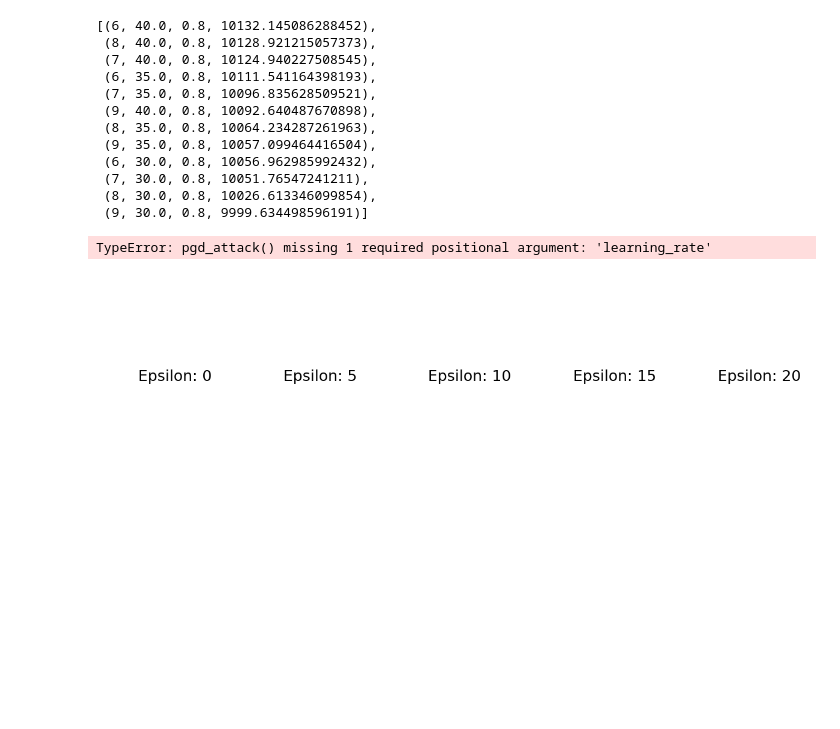
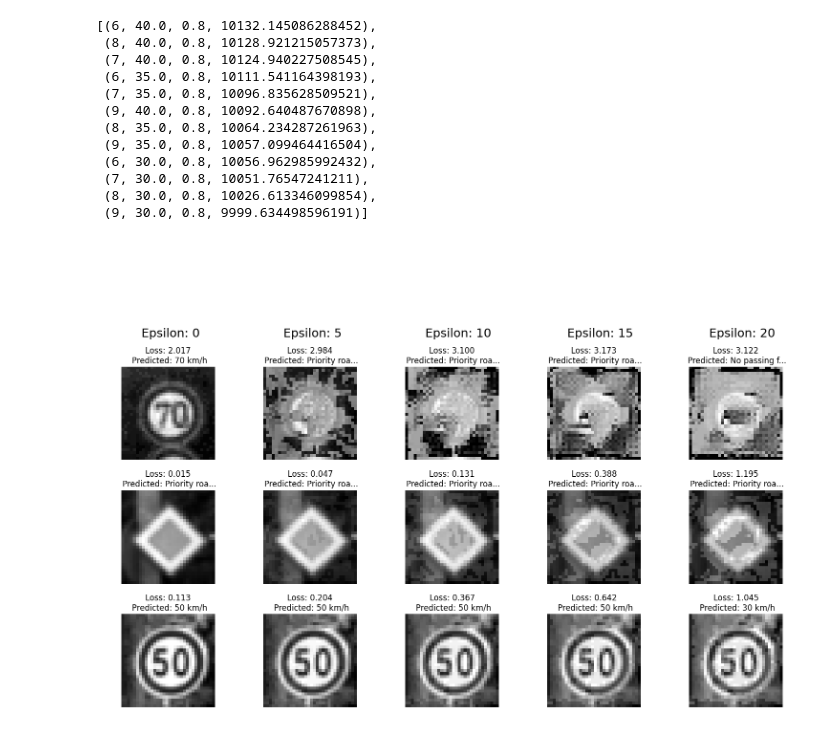
Before and after one commit to ro-jo-mo/Dissertation-Verifying-NN, a Jupyter notebook: Robustness/pytorch greyscale.ipynb, the cells around one changed output. Saved outputs shown, nothing was run; the diff lists cells and outputs as text; code cells hidden in the pictures; blank space fills up the shorter version.

```diff
--- a/Robustness/pytorch greyscale.ipynb
+++ b/Robustness/pytorch greyscale.ipynb
@@ -370,37 +370,40 @@ def adversarial_test(model):
 
         rows = 4
         columns = 5
-
+        decay_rate = 6
+        learning_rate = 40 / 255
+        momentum_decay = 0.8
+        iterations = 40
+        epsilon = 0.078
         plt.figure(figsize=(15, 10))
         multiplier = 5
         for j in range(columns):
             epsilon = j * multiplier
             plt.subplot(rows, columns, j + 1)
             plt.axis("off")
             plt.text(0.3, 0, f"Epsilon: {epsilon}", fontsize=18)
 
 
 
         for j in range(columns):
             epsilon = j * multiplier / 255
-            adv = pgd_attack(model,img,lbl,loss_func,50,epsilon,2)
+            adv = pgd_attack(model,img,lbl,loss_func,epsilon,iterations,decay_rate,learning_rate,momentum_decay)
             for i in range(1,rows):
                 plt.subplot(rows, columns, i * columns + j + 1)
                 pred = model(adv[i].reshape(1,1,_N,_N))
                 loss = loss_func(pred,lbl[i].reshape(1)).data
                 pred_class = LABELS[torch.argmax(pred)]
                 pred_class = pred_class[:12] + "..." if len(pred_class) > 12 else pred_class
                 plt.imshow(to_image(adv[i].cpu()),cmap="grey")
                 plt.title(f"Loss: {loss:.3f}\n Predicted: {pred_class}")
                 plt.axis("off")
         plt.tight_layout()
         plt.show()
         # Gets errors for images being out of 0-1 range, probably floating point inaccuracy
         break
 adversarial_test(model)
 # %% [output]
-TypeError: pgd_attack() missing 1 required positional argument: 'learning_rate'
-[figure, old version]
+[figure, new version]
 # %%
 def adversarial_training(model,loss_func,optimiser,epochs,epsilon,iterations,decay_rate,learning_rate,momentum_decay):
     for epoch in range(epochs):
```
Also changed, not shown: parts of 7 cells of this notebook, 17 other files.
